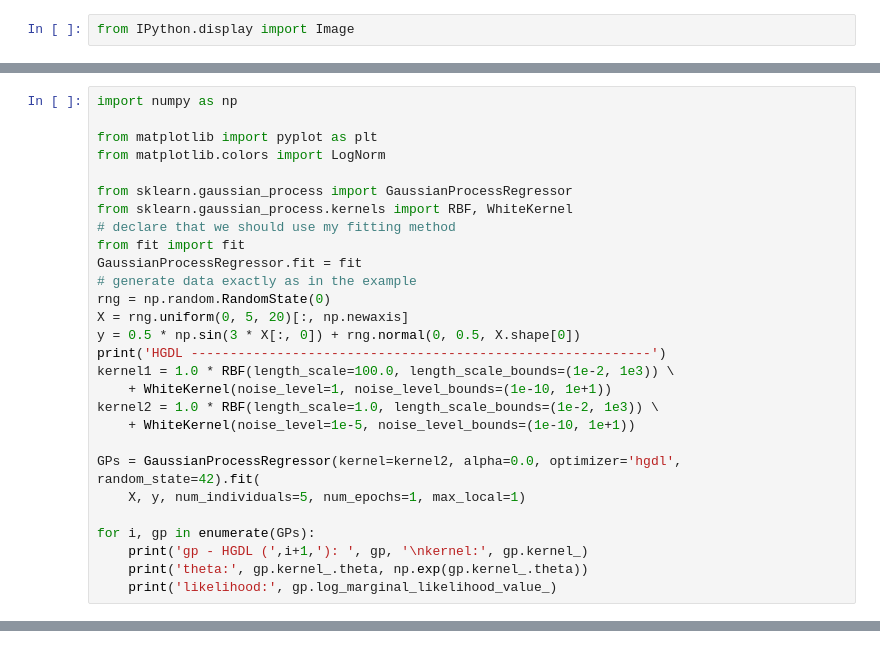
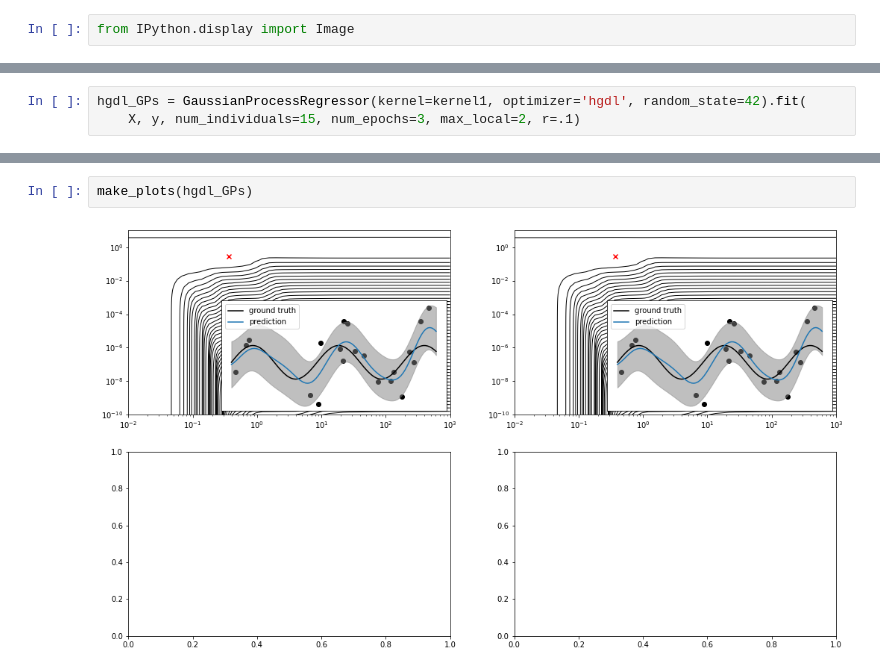
Before and after one commit to lbl-camera/HGDL, a Jupyter notebook: paper/sklearn/generate_plots.ipynb, the cells around one changed output, grey strips where cells are left out. Cells and saved outputs as stored; diff of their text form.

```diff
--- a/paper/sklearn/generate_plots.ipynb
+++ b/paper/sklearn/generate_plots.ipynb
@@ -26,28 +11,0 @@ Image(filename='plots/sklearn_lml.png')
-# %%
-import numpy as np
-
-from matplotlib import pyplot as plt
-from matplotlib.colors import LogNorm
-
-from sklearn.gaussian_process import GaussianProcessRegressor
-from sklearn.gaussian_process.kernels import RBF, WhiteKernel
-# declare that we should use my fitting method
-from fit import fit
-GaussianProcessRegressor.fit = fit
-# generate data exactly as in the example
-rng = np.random.RandomState(0)
-X = rng.uniform(0, 5, 20)[:, np.newaxis]
-y = 0.5 * np.sin(3 * X[:, 0]) + rng.normal(0, 0.5, X.shape[0])
-print('HGDL -----------------------------------------------------------')
-kernel1 = 1.0 * RBF(length_scale=100.0, length_scale_bounds=(1e-2, 1e3)) \
-    + WhiteKernel(noise_level=1, noise_level_bounds=(1e-10, 1e+1))
-kernel2 = 1.0 * RBF(length_scale=1.0, length_scale_bounds=(1e-2, 1e3)) \
-    + WhiteKernel(noise_level=1e-5, noise_level_bounds=(1e-10, 1e+1))
-
-GPs = GaussianProcessRegressor(kernel=kernel2, alpha=0.0, optimizer='hgdl', random_state=42).fit(
-    X, y, num_individuals=5, num_epochs=1, max_local=1)
-
-for i, gp in enumerate(GPs):
-    print('gp - HGDL (',i+1,'): ', gp, '\nkernel:', gp.kernel_)
-    print('theta:', gp.kernel_.theta, np.exp(gp.kernel_.theta))
-    print('likelihood:', gp.log_marginal_likelihood_value_)
@@ -245,0 +131,3 @@ done
+# %%
+hgdl_GPs = GaussianProcessRegressor(kernel=kernel1, optimizer='hgdl', random_state=42).fit(
+    X, y, num_individuals=15, num_epochs=3, max_local=2, r=.1)
@@ -245,0 +153,4 @@ done
+# %%
+make_plots(hgdl_GPs)
+# %% [output]
+[figure, added]
```
Also changed, not shown: parts of 29 cells of this notebook, 8 other files.
